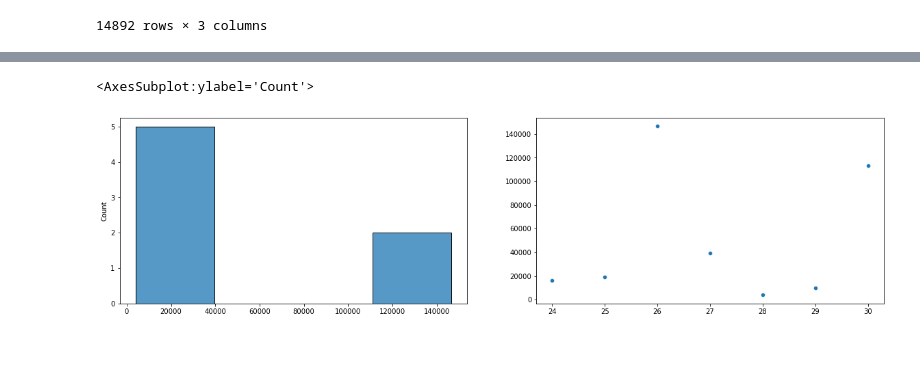
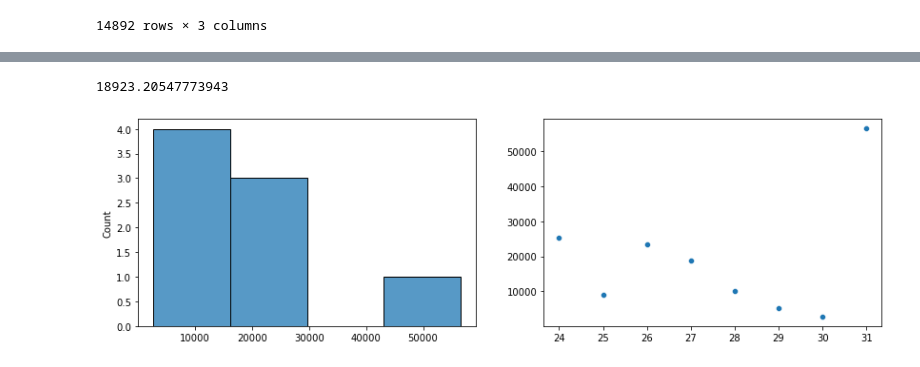
Before and after one commit to Denchidlo/FutureSales, a Jupyter notebook: notebooks/feature_extraction.ipynb, the cells around one changed output, grey strips where cells are left out. Drawn from its saved outputs; the diff is of its cells as text; code cells hidden in the pictures.

```diff
--- a/notebooks/feature_extraction.ipynb
+++ b/notebooks/feature_extraction.ipynb
@@ -238,7 +238,7 @@ sample_df = task_df['train'][task_df['train'].id == 3]
 CONFIG = {
     'validation_window': {
         'min_window': 24,
-        'max_window': 31,
+        'max_window': 32,
     },
     'training_window': {
         'min': 16
@@ -263,2 +260,10 @@ def get_category_serires(df):
+# %%
+city_dynamic = task_df_copy['train'].groupby(['month_block', 'city_id']).item_cnt_day.sum().unstack(-1).fillna(0)
+category_dynamic = task_df_copy['train'].groupby(['month_block', 'global_item_category_name_id']).item_cnt_day.sum().unstack(-1).fillna(0)
+# %%
+def decode_pair(_id):
+    city = idx.iloc[_id]['city_id']
+    category = idx.iloc[_id]['global_item_category_name_id']
+    return city, category
 # %%
 def generate_feature_row(split_x, target, window, _id):
@@ -336,16 +358,25 @@ from sklearn.linear_model import LinearRegression, Ridge, Lasso, RidgeCV, LassoC
 
 errors = {}
 # %%
-validator_lin = RegressionValidator(LinearRegression)
-errors['original'] = validator_lin.validate(CONFIG['validation_window'], train, target_test)
+import warnings
+from sklearn.exceptions import ConvergenceWarning
 
-_, axs = plt.subplots(1, 2, figsize=(20, 5))
+warnings.filterwarnings('ignore', category=ConvergenceWarning)
+warnings.filterwarnings('ignore', category=FutureWarning)
+warnings.filterwarnings('ignore', category=RuntimeWarning)
 
-sns.scatterplot(x=errors['original'][0], y=errors['original'][1], ax=axs[1])
-sns.histplot(errors['original'][1], ax=axs[0])
+validator_lin = RegressionValidator(ElasticNet, l1_ratio=0.29, alpha=0.95e-3, normalize=True)
+errors['elastic'] = validator_lin.validate(CONFIG['validation_window'], train, target_test)
+
+_, axs = plt.subplots(1, 2, figsize=(14, 4))
+
+sns.scatterplot(x=errors['elastic'][0], y=errors['elastic'][1], ax=axs[1])
+sns.histplot(errors['elastic'][1], ax=axs[0])
+
+np.mean(errors['elastic'][1])
 # %% [output]
-<AxesSubplot:ylabel='Count'>
+18923.20547773943
-[figure, old version]
+[figure, new version]
 # %%
 from xgboost import XGBRegressor
 # %% [output]
```
Also changed, not shown: parts of 12 cells of this notebook.
